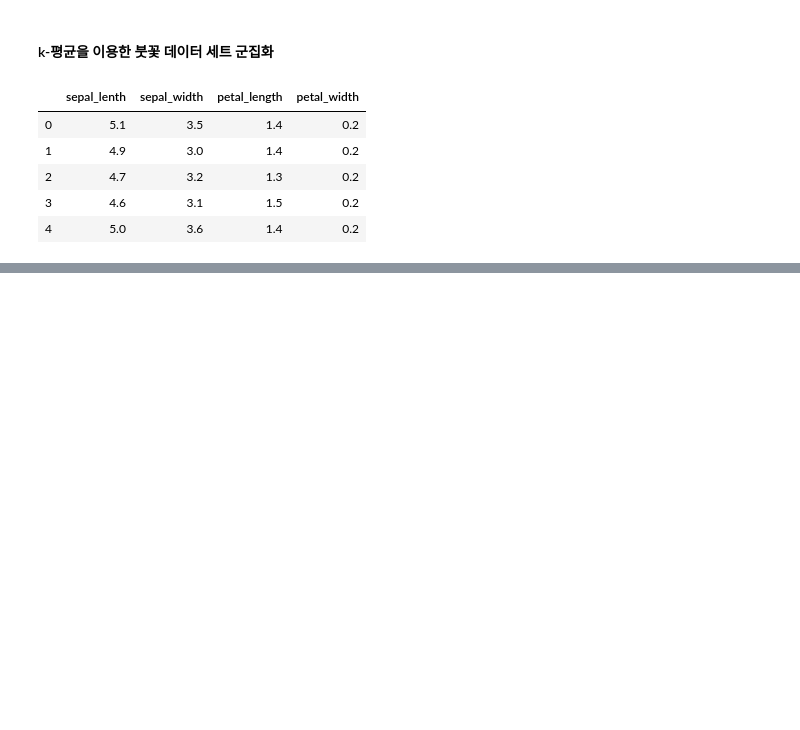
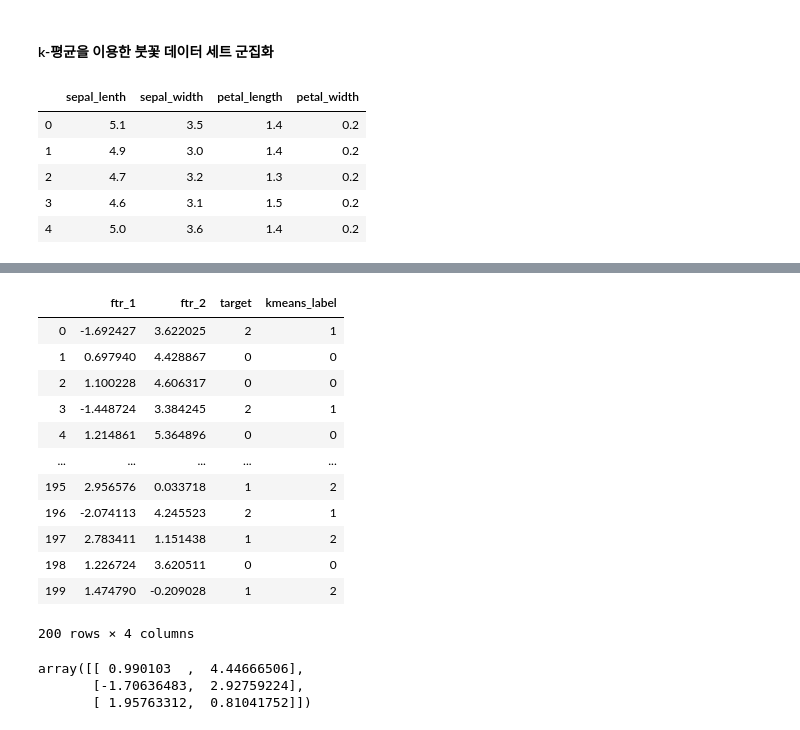
Before and after one commit to jeonprize/Machine_Learning, a Jupyter notebook: 7. 군집화.ipynb, the cells around one changed output, grey strips where cells are left out. Saved outputs shown, nothing was run; the diff lists cells and outputs as text; code cells hidden in the pictures; blank space fills up the shorter version.

```diff
--- a/7. 군집화.ipynb
+++ b/7. 군집화.ipynb
@@ -34,0 +140,30 @@ iris_df.head()
+# %%
+kmeans = KMeans(n_clusters=3, init='k-means++', max_iter = 200, random_state=0)
+cluster_labels = kmeans.fit_predict(X)
+cluster_df['kmeans_label'] = cluster_labels
+cluster_df
+# %% [output]
+|  | ftr_1 | ftr_2 | target | kmeans_label |
+| 0 | -1.692427 | 3.622025 | 2 | 1 |
+| 1 | 0.697940 | 4.428867 | 0 | 0 |
+| 2 | 1.100228 | 4.606317 | 0 | 0 |
+| 3 | -1.448724 | 3.384245 | 2 | 1 |
+| 4 | 1.214861 | 5.364896 | 0 | 0 |
+| ... | ... | ... | ... | ... |
+| 195 | 2.956576 | 0.033718 | 1 | 2 |
+| 196 | -2.074113 | 4.245523 | 2 | 1 |
+| 197 | 2.783411 | 1.151438 | 1 | 2 |
+| 198 | 1.226724 | 3.620511 | 0 | 0 |
+| 199 | 1.474790 | -0.209028 | 1 | 2 |
+200 rows × 4 columns
+# %%
+centers = kmeans.cluster_centers_
+unique_labels = np.unique(cluster_labels)
+markers = ['o','s','^']
+
+for i in unique_labels:
+    cluster_df['kmeans_label'] == label
+# %% [output]
+array([[ 0.990103  ,  4.44666506],
+       [-1.70636483,  2.92759224],
+       [ 1.95763312,  0.81041752]])
```
Also changed, not shown: parts of 13 cells of this notebook.
